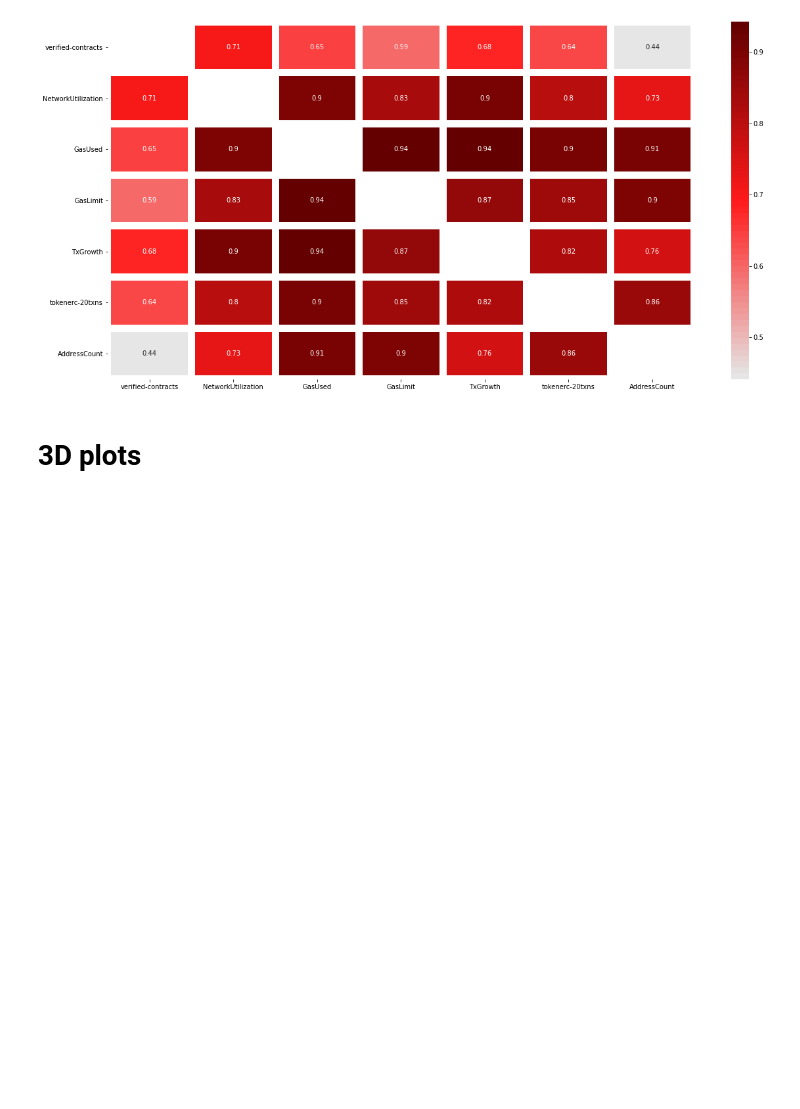
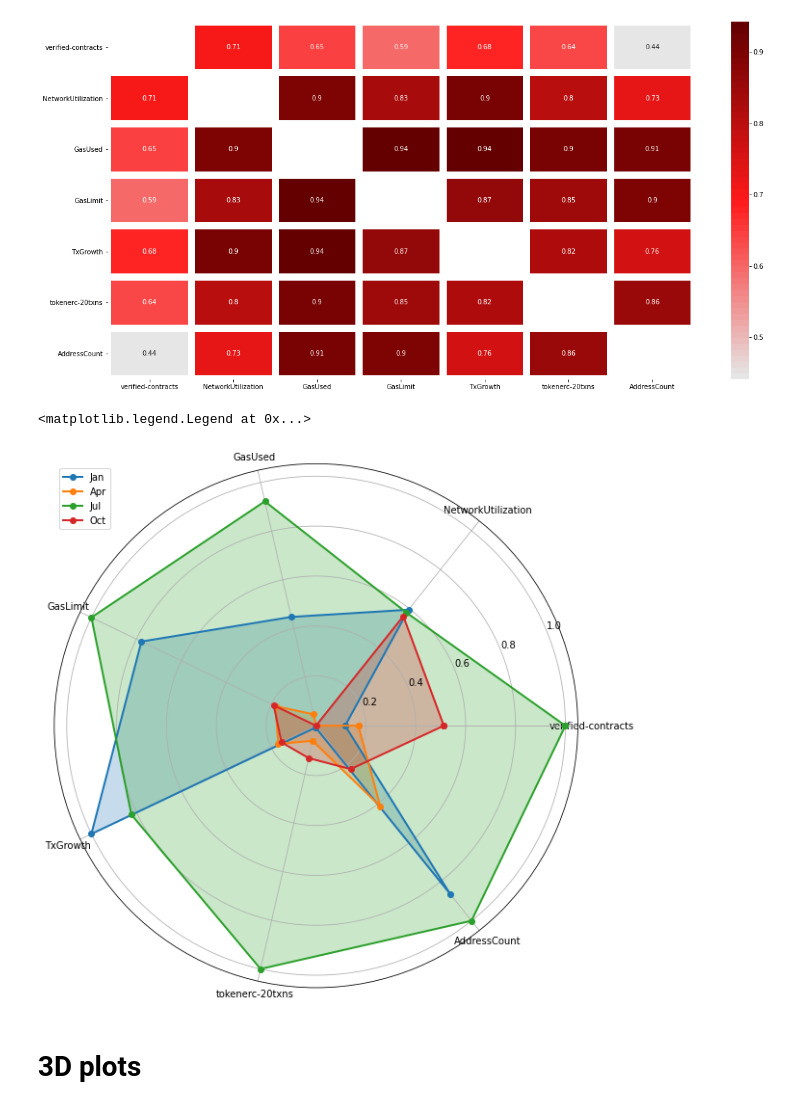
Before and after one commit to HektorLin/Etherscan_visualization, a Jupyter notebook: Etherscan_Visualization.ipynb, the cells around one changed output. Saved outputs shown, nothing was run; the diff lists cells and outputs as text; code cells hidden in the pictures; blank space fills up the shorter version.

Commit message:
+ radar plot

```diff
--- a/Etherscan_Visualization.ipynb
+++ b/Etherscan_Visualization.ipynb
@@ -204,6 +206,34 @@ fig, ax = plt.subplots(figsize=(20,10))
 ax = sns.heatmap(corr, linewidths=10, cmap=cus_cmap, annot=True, mask=mask)
 # %% [output]
 [figure]
+# %%
+# Radar plot
+
+# I use mean data grouped by month
+df_grouped = df[["verified-contracts","NetworkUtilization","GasUsed","GasLimit","TxGrowth","tokenerc-20txns","AddressCount","Month"]].groupby("Month").mean()
+
+# scale the data with MinMax
+scaler = MinMaxScaler()
+plot_data = scaler.fit_transform(df_grouped)
+
+# modified from https://www.kaggle.com/typewind/draw-a-radar-chart-with-python-in-a-simple-way
+labels=np.array(df_grouped.columns)
+angles=np.linspace(0, 2*np.pi, len(labels), endpoint=False)
+angles=np.concatenate((angles,[angles[0]]))
+
+fig = plt.figure(figsize=(20,10))
+ax = fig.add_subplot(111, polar=True)
+for i in range(0,4): #plot all 12 months will be messy, so only the first of a quarter
+  stats = plot_data[i*3]
+  stats=np.concatenate((stats,[stats[0]]))
+  ax.plot(angles, stats, 'o-', linewidth=2)
+  ax.fill(angles, stats, alpha=0.25)
+  ax.set_thetagrids(angles * 180/np.pi, labels)
+ax.grid(True) #The author had this line, but I don't see any difference
+ax.legend(["Jan","Apr","Jul","Oct"],loc="upper left")
+# %% [output]
+<matplotlib.legend.Legend at 0x...>
+[figure, added]
 # %% [markdown]
 # 3D plots
 # %%
```
Also changed, not shown: parts of 1 cell of this notebook.
